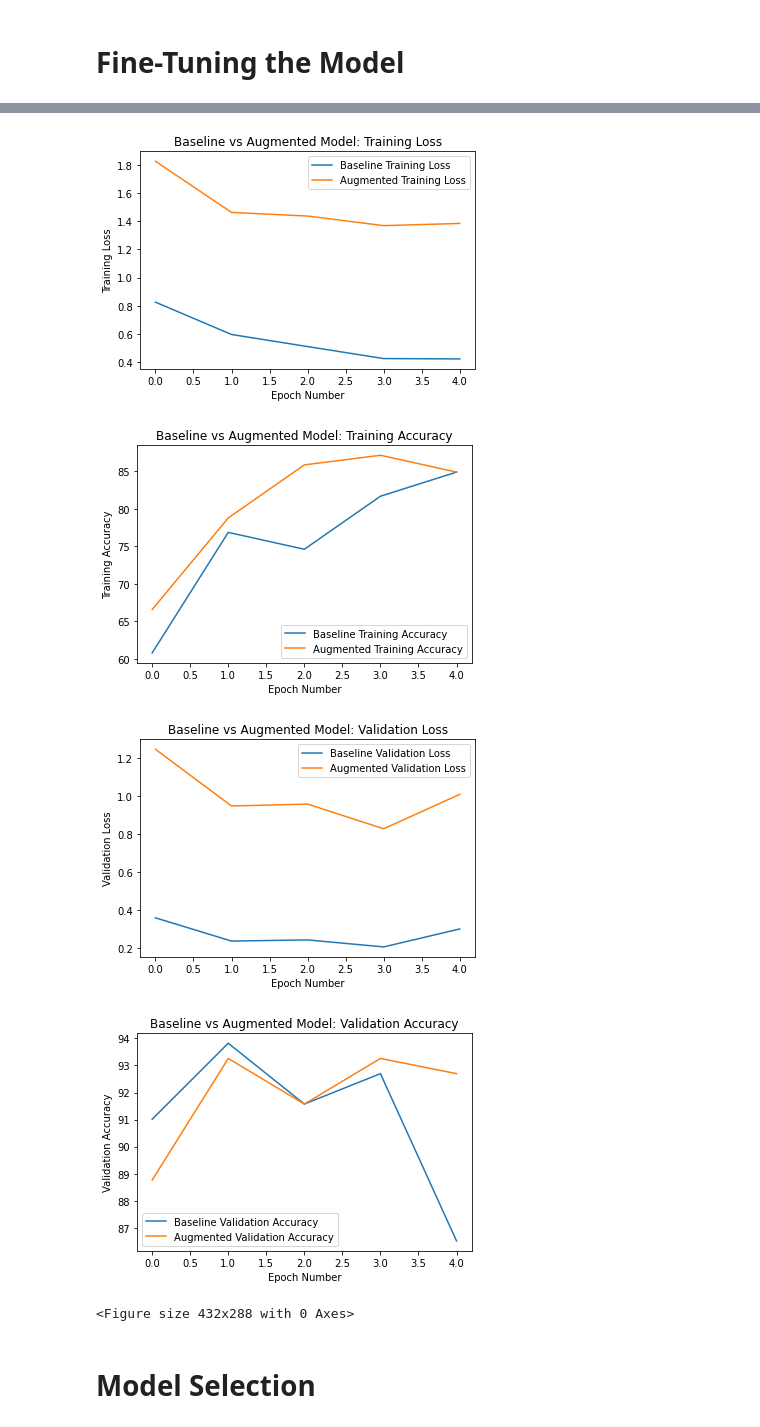
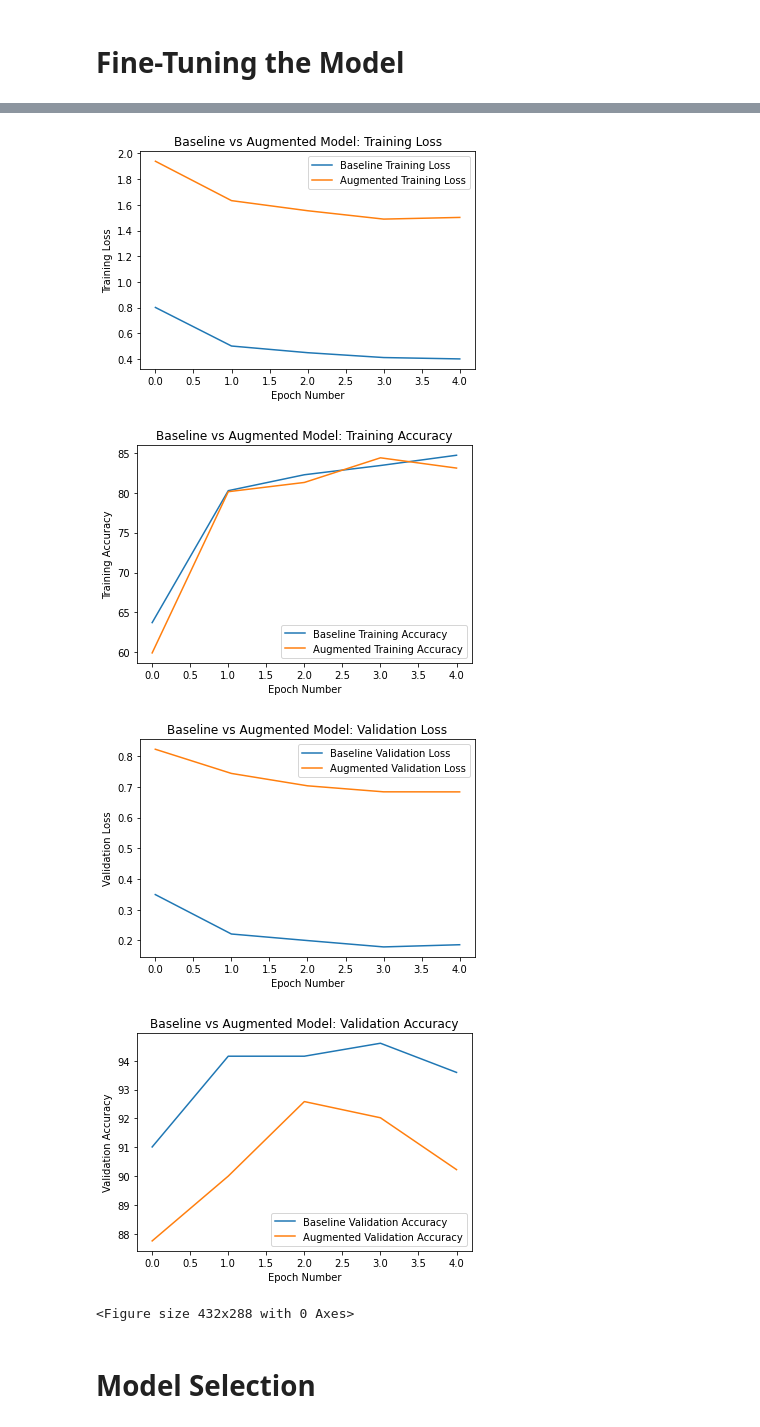
Before and after one commit to Mitchell-Chatterjee/COMP-5900, a Jupyter notebook: Project/Project.ipynb, the cells around one changed output, grey strips where cells are left out. Drawn from its saved outputs; the diff is of its cells as text; code cells hidden in the pictures.

```diff
--- a/Project/Project.ipynb
+++ b/Project/Project.ipynb
@@ -218,13 +233,30 @@ Best val Acc: 93.820225
 # Re-run the code cell for fine-tuning the model prior to running this one.
 print("------------------------Training Augmented Model------------------------")
 # Re-run the experiment 5 times
+total_loss_conceptual, total_acc_conceptual = {'train': [], 'val': []}, {'train': [], 'val': []}
+for i in range(5):
+    # Load the vanilla model weights
+    model_ft.load_state_dict(torch.load(VANILLA_MODEL_PATH))
 
-# Load the vanilla model weights
-model_ft.load_state_dict(torch.load(VANILLA_MODEL_PATH))
+    # Observe that all parameters are being optimized
+    optimizer_ft = optim.SGD(model_ft.parameters(), lr=0.001, momentum=0.9)
+    # Decay LR by a factor of 0.1 every 7 epochs
+    exp_lr_scheduler = lr_scheduler.StepLR(optimizer_ft, step_size=7, gamma=0.1)
 
-# Training the augmented model.
-model_ft, loss_scores_conceptual, accuracy_scores_conceptual = ms.train_model(model_ft, criterion, optimizer_ft, exp_lr_scheduler, device=device, dataloaders=dataloaders,
-                          dataset_sizes=dataset_sizes, num_epochs=NUM_OF_EPOCHS, conceptual_loss=conceptual_loss)
+    # Training the augmented model.
+    model_ft, loss_scores_conceptual, accuracy_scores_conceptual = ms.train_model(model_ft, criterion, optimizer_ft, exp_lr_scheduler, device=device, dataloaders=dataloaders,
+                              dataset_sizes=dataset_sizes, num_epochs=NUM_OF_EPOCHS, conceptual_loss=conceptual_loss)
+
+    total_loss_conceptual['train'].append(loss_scores_conceptual['train'])
+    total_loss_conceptual['val'].append(loss_scores_conceptual['val'])
+    total_acc_conceptual['train'].append(accuracy_scores_conceptual['train'])
+    total_acc_conceptual['val'].append(accuracy_scores_conceptual['val'])
+
+# Take the average over the 5 rounds
+total_loss_conceptual['train'] = np.mean(np.array(total_loss_conceptual['train']), 0).tolist()
+total_loss_conceptual['val'] = np.mean(np.array(total_loss_conceptual['val']), 0).tolist()
+total_acc_conceptual['train'] = np.mean(np.array(total_acc_conceptual['train']), 0).tolist()
+total_acc_conceptual['val'] = np.mean(np.array(total_acc_conceptual['val']), 0).tolist()
 
 # Save the model
 torch.save(model_ft.state_dict(), CONCEPTUAL_MODEL_PATH)
@@ -250,21 +282,21 @@ Best val Acc: 93.258427
 ------------------------Done Training Augmented Model------------------------
 # %%
 # Compare training loss of augmented and baseline models
-ds.plot_metric(NUM_OF_EPOCHS, loss_scores, loss_scores_conceptual, 'train', 'Loss')
+ds.plot_metric(NUM_OF_EPOCHS, total_loss, total_loss_conceptual, 'train', 'Loss')
 
 # Compare training accuracy of augmented and baseline models
-ds.plot_metric(NUM_OF_EPOCHS, accuracy_scores, accuracy_scores_conceptual, 'train', 'Accuracy')
+ds.plot_metric(NUM_OF_EPOCHS, total_acc, total_acc_conceptual, 'train', 'Accuracy')
 
 # Compare validation loss of augmented and baseline models
-ds.plot_metric(NUM_OF_EPOCHS, loss_scores, loss_scores_conceptual, 'val', 'Loss')
+ds.plot_metric(NUM_OF_EPOCHS, total_loss, total_loss_conceptual, 'val', 'Loss')
 
 # Compare validation accuracy of augmented and baseline models
-ds.plot_metric(NUM_OF_EPOCHS, accuracy_scores, accuracy_scores_conceptual, 'val', 'Accuracy')
+ds.plot_metric(NUM_OF_EPOCHS, total_acc, total_acc_conceptual, 'val', 'Accuracy')
 # %% [output]
-[figure, old version]
+[figure, new version]
-[figure, old version]
+[figure, new version]
-[figure, old version]
+[figure, new version]
-[figure, old version]
+[figure, new version]
 <Figure size 432x288 with 0 Axes>
 # %% [markdown]
 # Model Selection
```
Also changed, not shown: parts of 7 cells of this notebook.
